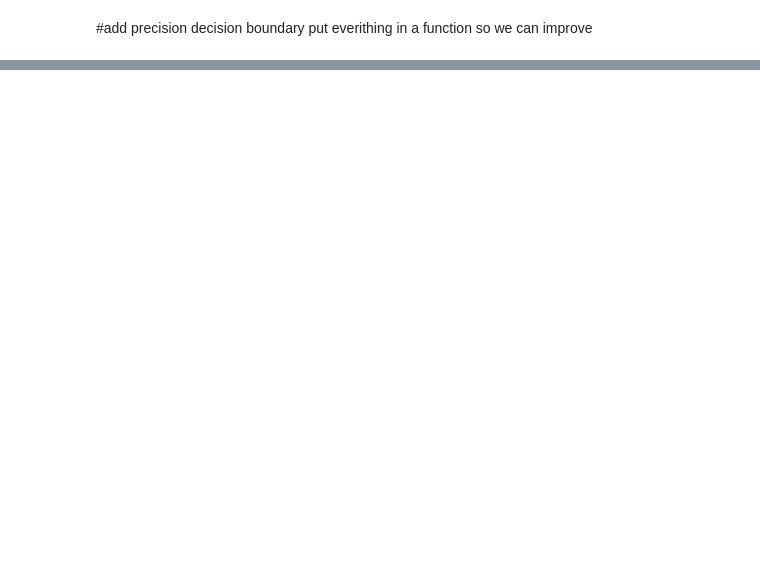
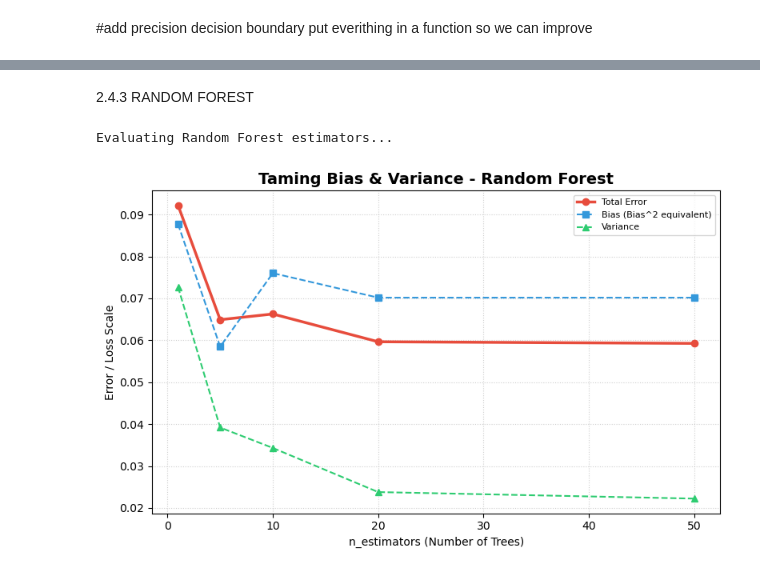
Before and after one commit to Mathis1311/Machine-Learning-project, a Jupyter notebook: project.ipynb, the cells around one changed output, grey strips where cells are left out. Saved outputs shown, nothing was run; the diff lists cells and outputs as text; code cells hidden in the pictures; blank space fills up the shorter version.

```diff
--- a/project.ipynb
+++ b/project.ipynb
@@ -507,0 +760,29 @@ put everithing in a function so we can improve
+# %% [markdown]
+2.4.3 RANDOM FOREST
+# %%
+def tame_random_forest(X_train, X_test, y_train, y_test):
+    """
+    Evaluates a Random Forest by varying 'n_estimators' to demonstrate how
+    ensembling dampens variance.
+    """
+    # Test from 1 single tree to a small ensemble of 50 trees
+    estimator_range = [1, 5, 10, 20, 50]
+    total_errors, biases, variances = [], [], []
+
+    print("Evaluating Random Forest estimators...")
+    for n_est in estimator_range:
+        model = RandomForestClassifier(n_estimators=n_est, random_state=42)
+        err, b, v = bias_variance_decomposition(model, X_train, X_test, y_train, y_test, n_bootstraps=30)
+
+        total_errors.append(err)
+        biases.append(b)
+        variances.append(v)
+
+    # Plot the results
+    plot_taming_curves(estimator_range, total_errors, biases, variances, 'n_estimators (Number of Trees)', 'Random Forest')
+
+# Run the taming process for the forest
+tame_random_forest(X_train, X_test, y_train, y_test)
+# %% [output]
+Evaluating Random Forest estimators...
+[figure, added]
```
Also changed, not shown: parts of 24 cells of this notebook.
